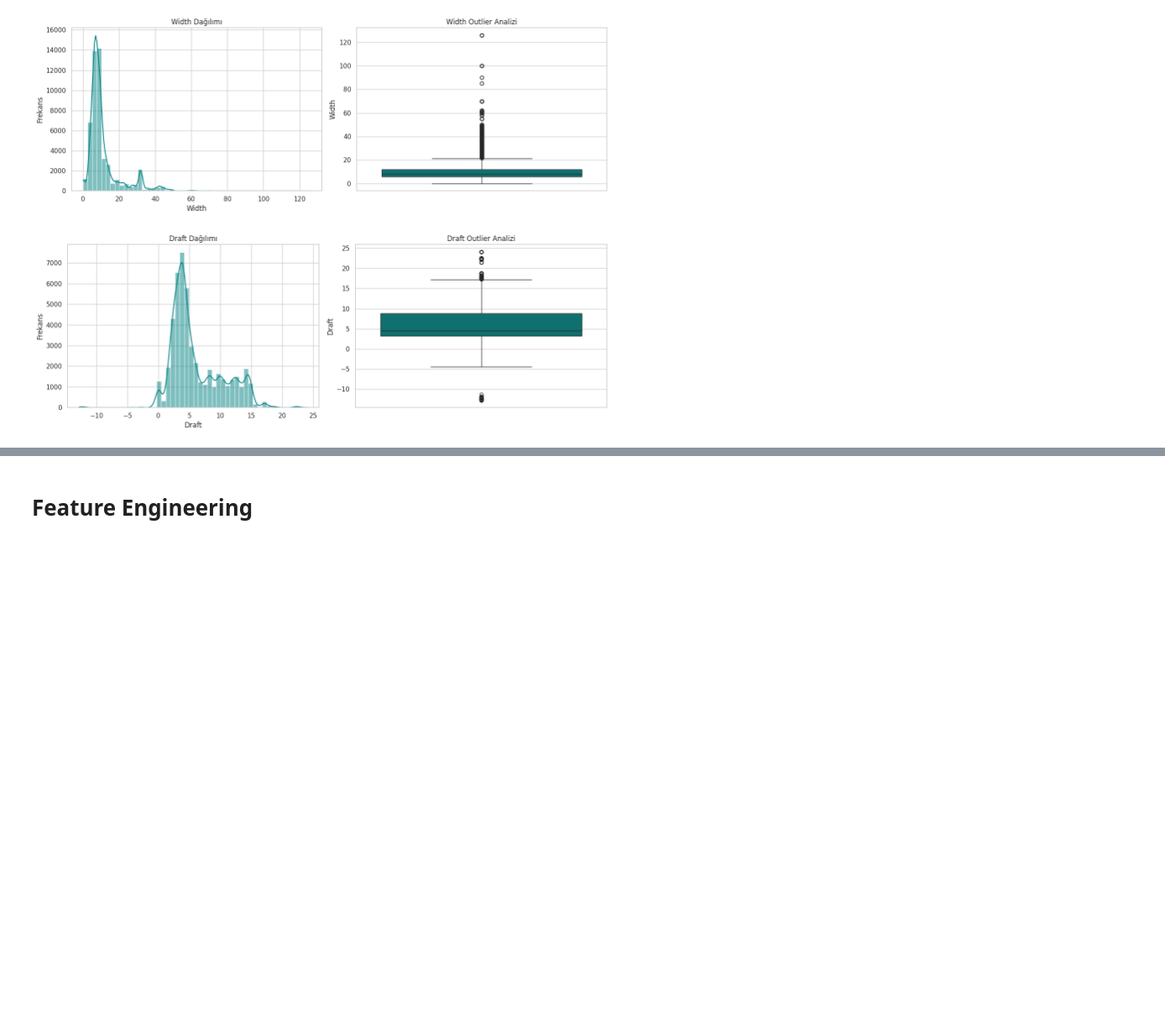
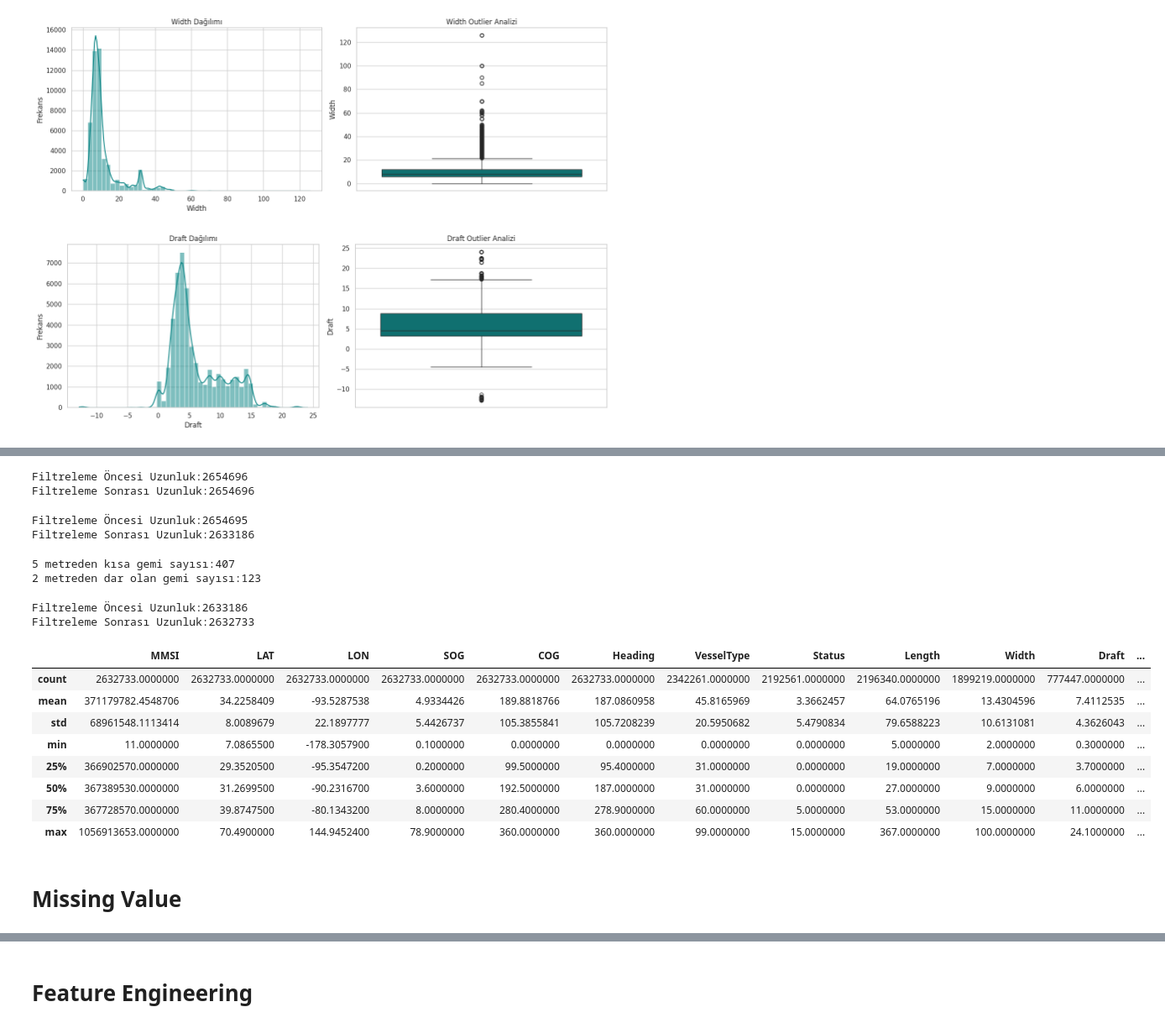
Before and after one commit to burakltnds/Telemetri_Verileriyle_Carpisma_Risk_Analizi, a Jupyter notebook: gemi_telemetri_verileriyle_carpisma_risk_analizi.ipynb, the cells around one changed output, grey strips where cells are left out. Shown at 84% size. Drawn from its saved outputs; the diff is of its cells as text; code cells hidden in the pictures; blank space fills up the shorter version.

```diff
--- a/gemi_telemetri_verileriyle_carpisma_risk_analizi.ipynb
+++ b/gemi_telemetri_verileriyle_carpisma_risk_analizi.ipynb
@@ -183,0 +255,70 @@ plot_dist_and_outliers(df3, "Draft")
+# %%
+df_copy = df3.copy()
+
+print(f"Filtreleme Öncesi Uzunluk:{len(df_copy)}")
+
+df_copy["Heading"] = df_copy["Heading"].replace(511, np.nan)
+df_copy["Heading"] = df_copy["Heading"].fillna(df_copy["COG"])
+df_copy = df_copy[(df_copy["Heading"] >= 0) & (df_copy["Heading"] <= 360)]
+
+print(f"Filtreleme Sonrası Uzunluk:{len(df3)}")
+
+df3 = df_copy
+# %% [output]
+Filtreleme Öncesi Uzunluk:2654696
+Filtreleme Sonrası Uzunluk:2654696
+# %%
+df_copy = df3.copy()
+
+print(f"Filtreleme Öncesi Uzunluk:{len(df_copy)}")
+
+df_copy = df_copy[(df_copy["Draft"] > 0) & (df_copy["Draft"] <= 30) | (df_copy["Draft"].isna())]
+
+print(f"Filtreleme Sonrası Uzunluk:{len(df_copy)}")
+
+df3 = df_copy
+# %% [output]
+Filtreleme Öncesi Uzunluk:2654695
+Filtreleme Sonrası Uzunluk:2633186
+# %%
+df3["Length"] = df3["Length"].replace(0, np.nan)
+df3["Width"] = df3["Width"].replace(0, np.nan)
+# %%
+kisa_gemi_sayisi = len(df3[df3["Length"] < 5])
+dar_gemi_sayisi = len(df3[df3["Width"] < 2])
+
+print(f"5 metreden kısa gemi sayısı:{kisa_gemi_sayisi:,}")
+print(f"2 metreden dar olan gemi sayısı:{dar_gemi_sayisi:,}")
+# %% [output]
+5 metreden kısa gemi sayısı:407
+2 metreden dar olan gemi sayısı:123
+# %%
+df_copy = df3.copy()
+
+print(f"Filtreleme Öncesi Uzunluk:{len(df_copy)}")
+
+df_copy = df_copy[
+    ((df_copy["Length"] >= 5) | (df_copy['Length'].isna())) &
+    ((df_copy["Width"] >= 2) | (df_copy['Width'].isna()))
+]
+
+print(f"Filtreleme Sonrası Uzunluk:{len(df_copy)}")
+
+df3 = df_copy
+# %% [output]
+Filtreleme Öncesi Uzunluk:2633186
+Filtreleme Sonrası Uzunluk:2632733
+# %%
+df3.describe()
+# %% [output]
+|  | MMSI | LAT | LON | SOG | COG | Heading | VesselType | Status | Length | Width | Draft | ... |
+| count | 2632733.0000000 | 2632733.0000000 | 2632733.0000000 | 2632733.0000000 | 2632733.0000000 | 2632733.0000000 | 2342261.0000000 | 2192561.0000000 | 2196340.0000000 | 1899219.0000000 | 777447.0000000 | ... |
+| mean | 371179782.4548706 | 34.2258409 | -93.5287538 | 4.9334426 | 189.8818766 | 187.0860958 | 45.8165969 | 3.3662457 | 64.0765196 | 13.4304596 | 7.4112535 | ... |
+| std | 68961548.1113414 | 8.0089679 | 22.1897777 | 5.4426737 | 105.3855841 | 105.7208239 | 20.5950682 | 5.4790834 | 79.6588223 | 10.6131081 | 4.3626043 | ... |
+| min | 11.0000000 | 7.0865500 | -178.3057900 | 0.1000000 | 0.0000000 | 0.0000000 | 0.0000000 | 0.0000000 | 5.0000000 | 2.0000000 | 0.3000000 | ... |
+| 25% | 366902570.0000000 | 29.3520500 | -95.3547200 | 0.2000000 | 99.5000000 | 95.4000000 | 31.0000000 | 0.0000000 | 19.0000000 | 7.0000000 | 3.7000000 | ... |
+| 50% | 367389530.0000000 | 31.2699500 | -90.2316700 | 3.6000000 | 192.5000000 | 187.0000000 | 31.0000000 | 0.0000000 | 27.0000000 | 9.0000000 | 6.0000000 | ... |
+| 75% | 367728570.0000000 | 39.8747500 | -80.1343200 | 8.0000000 | 280.4000000 | 278.9000000 | 60.0000000 | 5.0000000 | 53.0000000 | 15.0000000 | 11.0000000 | ... |
+| max | 1056913653.0000000 | 70.4900000 | 144.9452400 | 78.9000000 | 360.0000000 | 360.0000000 | 99.0000000 | 15.0000000 | 367.0000000 | 100.0000000 | 24.1000000 | ... |
+# %% [markdown]
+# Missing Value
```
Also changed, not shown: parts of 25 cells of this notebook.
